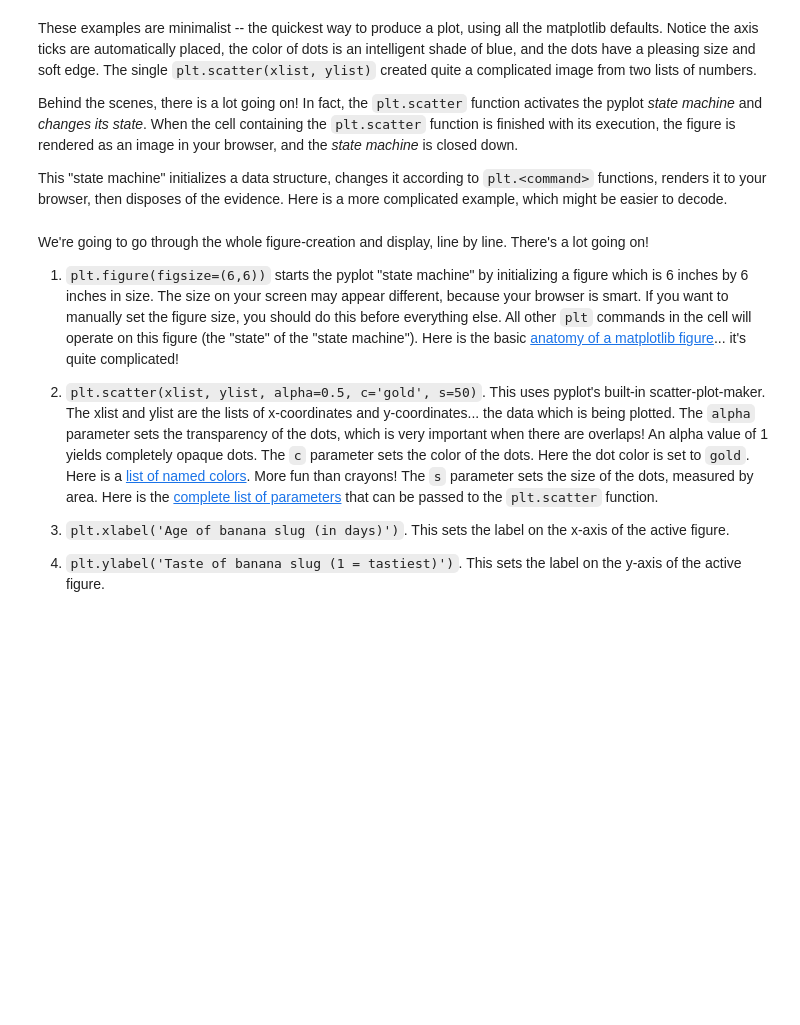
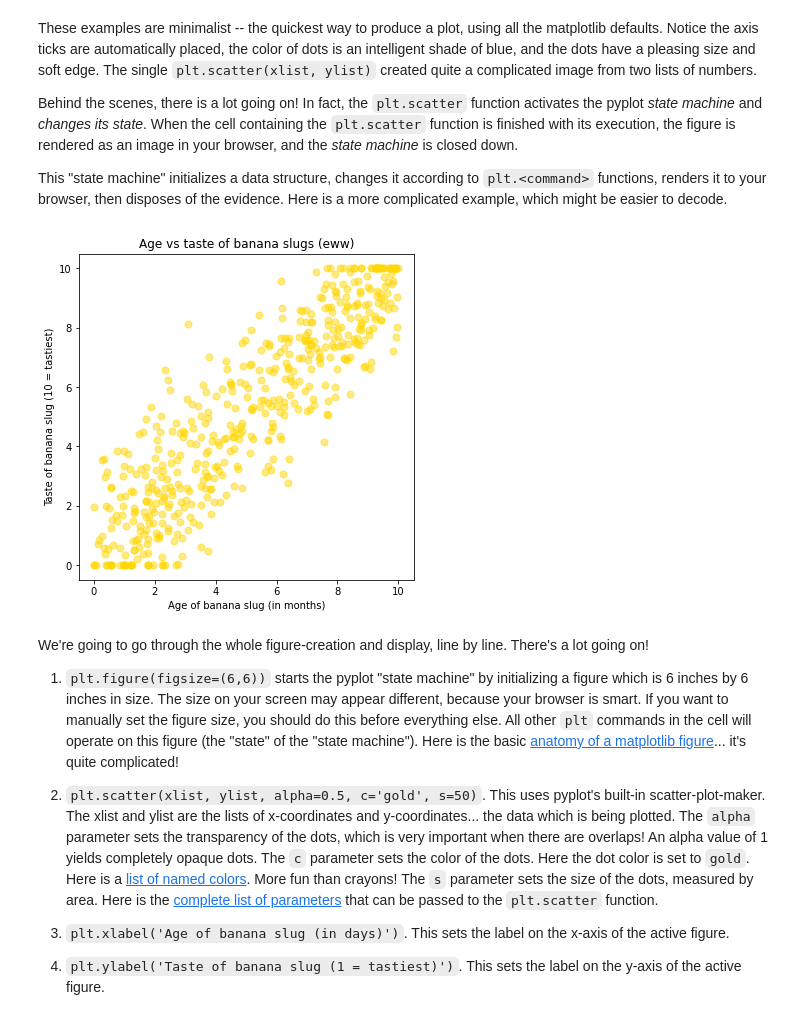
Before and after one commit to JesseLynch37/Math152, a Jupyter notebook: P4M_Notebook_4.ipynb, the cells around one changed output. Drawn from its saved outputs; the diff is of its cells as text; code cells hidden in the pictures; blank space fills up the shorter version.

```diff
--- a/P4M_Notebook_4.ipynb
+++ b/P4M_Notebook_4.ipynb
@@ -542,15 +723,23 @@ Behind the scenes, there is a lot going on!  In fact, the `plt.scatter` function
 
 This "state machine" initializes a data structure, changes it according to `plt.<command>` functions, renders it to your browser, then disposes of the evidence.  Here is a more complicated example, which might be easier to decode.
 # %%
-xlist = np.random.random(500) # A list of 500 random floats between 0 and 1.
-ylist = np.random.random(500) # Another such list.
+xlist = 10 * np.random.random(500) # A list of 500 random floats between 0 and 1.
+ylist = xlist + np.random.randn(500) * 1.5 # Another such list.
+
+for i in range(500):
+  if ylist[i] < 0:
+    ylist[i] = 0
+  if ylist[i] > 10:
+    ylist[i] = 10
 
 plt.figure(figsize=(6,6))
 plt.scatter(xlist, ylist, alpha=0.5, c='gold', s=50)
-plt.xlabel('Age of banana slug (in days)')
-plt.ylabel('Taste of banana slug (1 = tastiest)')
-plt.title('Age vs taste of banana slugs')
+plt.xlabel('Age of banana slug (in months)')
+plt.ylabel('Taste of banana slug (10 = tastiest)')
+plt.title('Age vs taste of banana slugs (eww)')
 plt.show()
+# %% [output]
+[figure, added]
 # %% [markdown]
 We're going to go through the whole figure-creation and display, line by line.  There's a lot going on!
 
```
Also changed, not shown: parts of 76 cells of this notebook.
